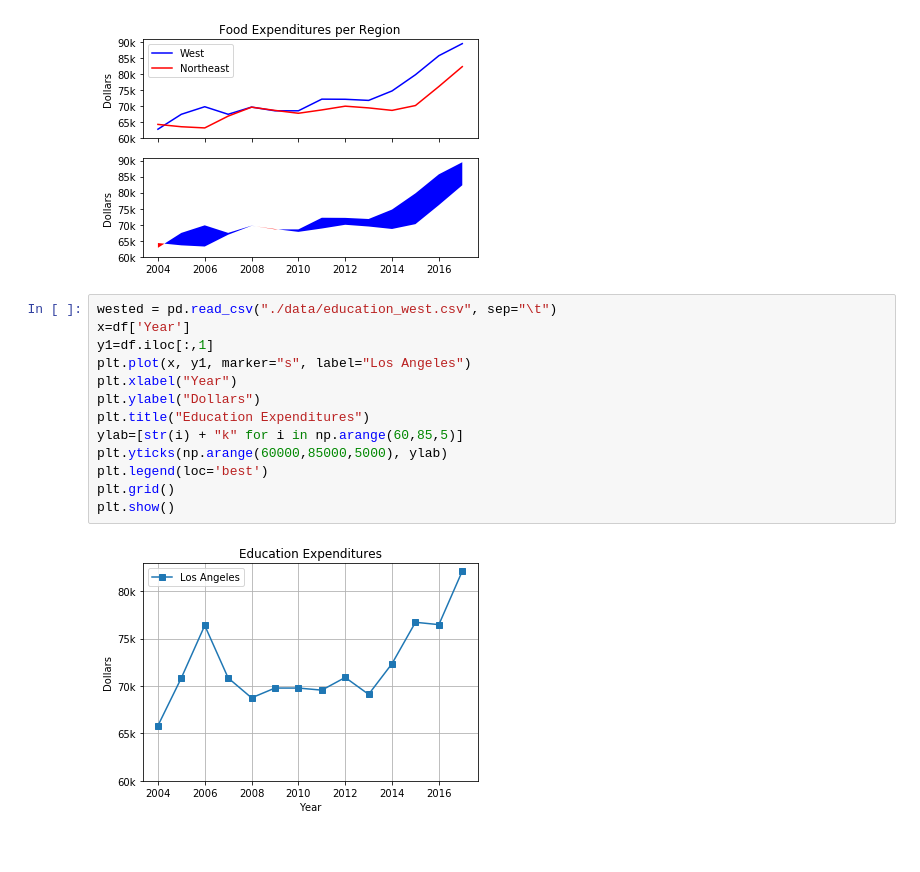
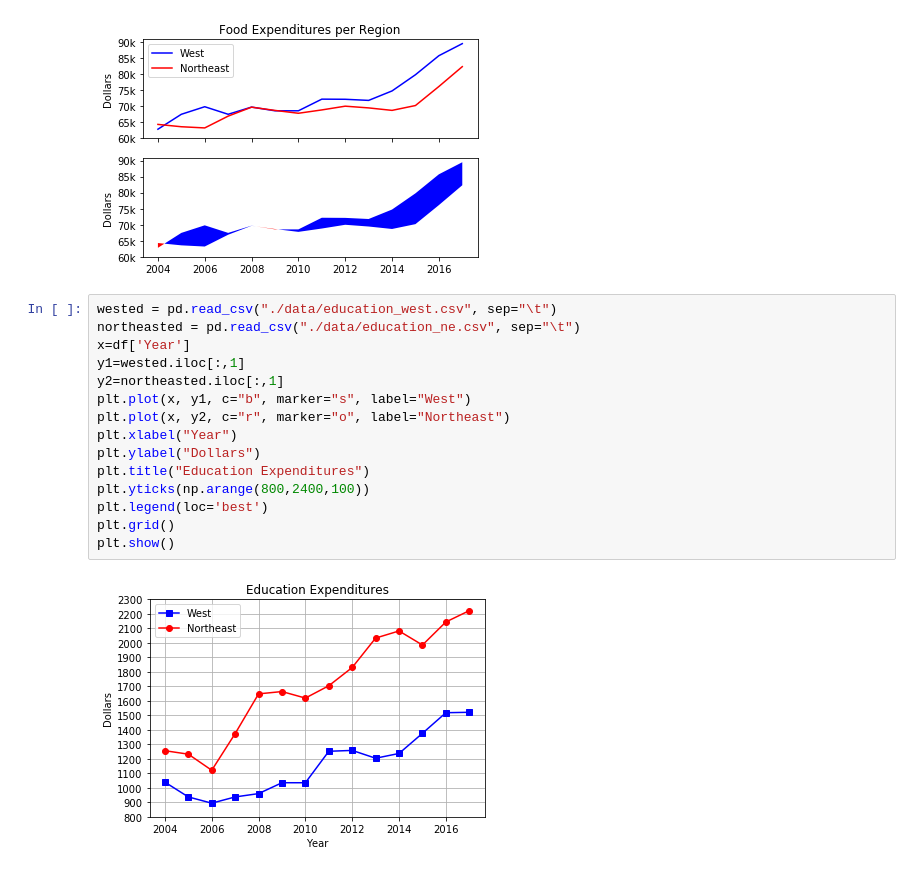
Before and after one commit to Dolphindalt/DataVis, a Jupyter notebook: DataVisHw1.ipynb, the cells around one changed output. Cells and saved outputs as stored; diff of their text form.

```diff
--- a/DataVisHw1.ipynb
+++ b/DataVisHw1.ipynb
@@ -131,16 +132,18 @@ plt.show()
 [figure]
 # %%
 wested = pd.read_csv("./data/education_west.csv", sep="\t")
+northeasted = pd.read_csv("./data/education_ne.csv", sep="\t")
 x=df['Year']
-y1=df.iloc[:,1]
-plt.plot(x, y1, marker="s", label="Los Angeles")
+y1=wested.iloc[:,1]
+y2=northeasted.iloc[:,1]
+plt.plot(x, y1, c="b", marker="s", label="West")
+plt.plot(x, y2, c="r", marker="o", label="Northeast")
 plt.xlabel("Year")
 plt.ylabel("Dollars")
 plt.title("Education Expenditures")
-ylab=[str(i) + "k" for i in np.arange(60,85,5)]
-plt.yticks(np.arange(60000,85000,5000), ylab)
+plt.yticks(np.arange(800,2400,100))
 plt.legend(loc='best')
 plt.grid()
 plt.show()
 # %% [output]
-[figure, old version]
+[figure, new version]
```
Also changed, not shown: parts of 8 cells of this notebook, 12 other files.
